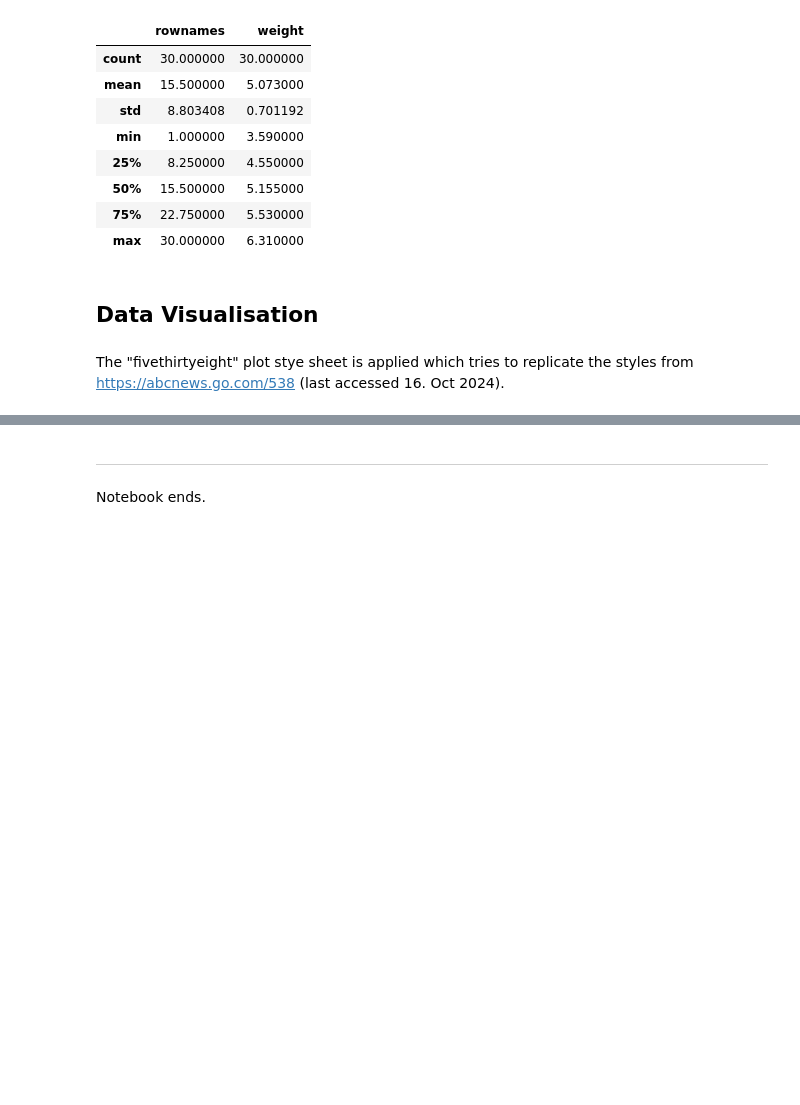
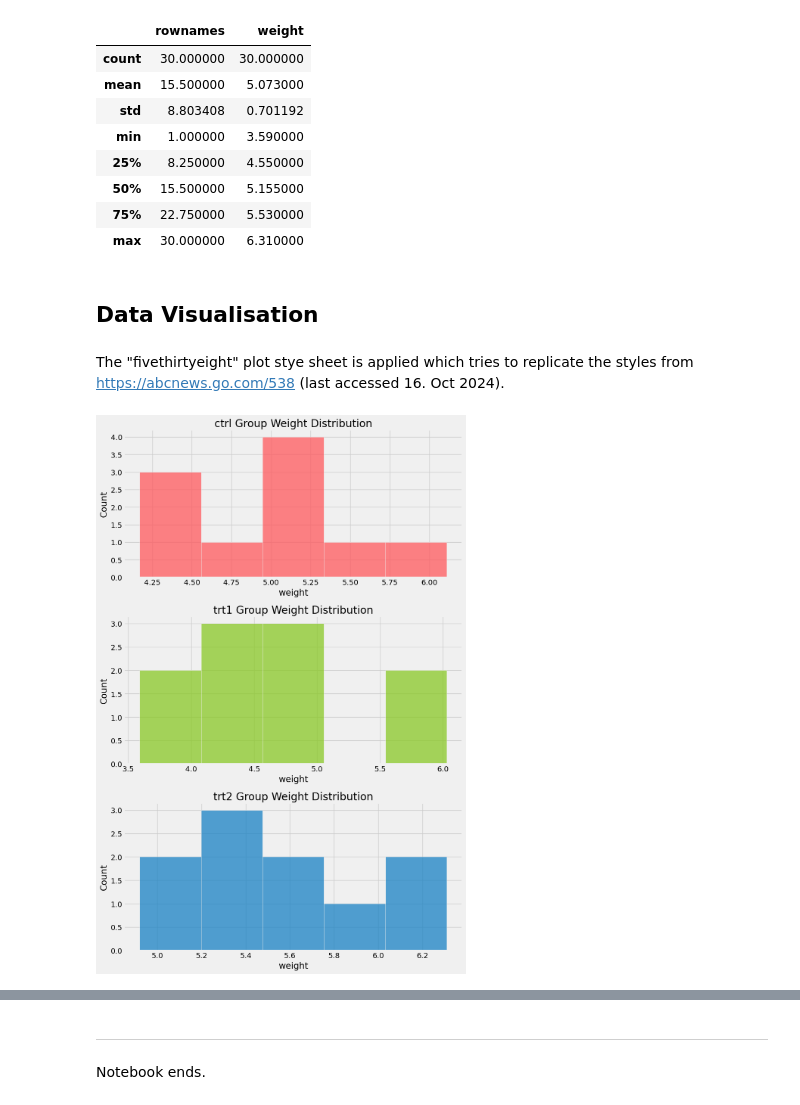
Before and after one commit to humphs078/applied_statistics, a Jupyter notebook: project.ipynb, the cells around one changed output, grey strips where cells are left out. Drawn from its saved outputs; the diff is of its cells as text; code cells hidden in the pictures; blank space fills up the shorter version.

````diff
--- a/project.ipynb
+++ b/project.ipynb
@@ -136,6 +146,11 @@ Variable classification determines the type of analysis that can be carried out
 ![data_classification](images/project/data_categories_18102023_sh.png "Data Classification")
 # %% [markdown]
 The *pandas* ```describe()``` prints descriptive statistics including those that summarize the central tendency, dispersion and shape of a dataset’s distribution, excluding NaN values.
+# %%
+# https://pandas.pydata.org/docs/reference/api/pandas.DataFrame.iloc.html#pandas-dataframe-iloc
+ctrl = data.iloc[0:10]
+trt1 = data.iloc[10:20]
+trt2 = data.iloc[20:]
 # %%
 # https://pandas.pydata.org/docs/reference/api/pandas.DataFrame.describe.html#pandas-dataframe-describe
 # accessed 17th Nov. 2024
@@ -165,3 +183,19 @@ plt.rcParams["figure.figsize"] = (10,5)
+# %%
+# create an empty plot.
+fig, ax = plt.subplots(3, 1, figsize=(10,15))
+
+# plot the data
+# https://seaborn.pydata.org/generated/seaborn.histplot.html#seaborn-histplot
+# accessed 17th Nov. 2024
+sns.histplot(data=ctrl, x=ctrl['weight'], ax=ax[0], color='#ff595e').set_title('ctrl Group Weight Distribution')
+sns.histplot(data=ctrl, x=trt1['weight'], ax=ax[1], color='#8ac926').set_title('trt1 Group Weight Distribution')
+sns.histplot(data=ctrl, x=trt2['weight'], ax=ax[2], color='#1982c4').set_title('trt2 Group Weight Distribution')
+
+# display the plot
+plt.tight_layout()
+plt.show()
+# %% [output]
+[figure, added]
 # %%
 # create an empty plot.
 fig, ax = plt.subplots()
````
Also changed, not shown: parts of 8 cells of this notebook, 1 other file.
